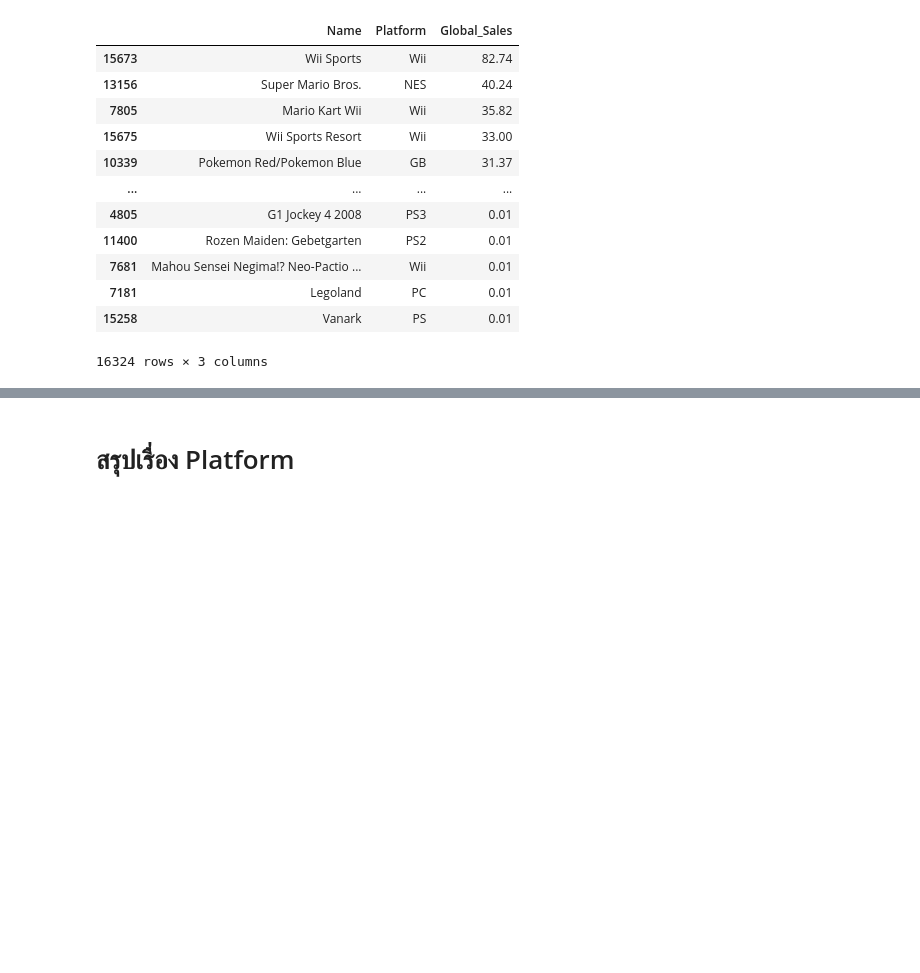
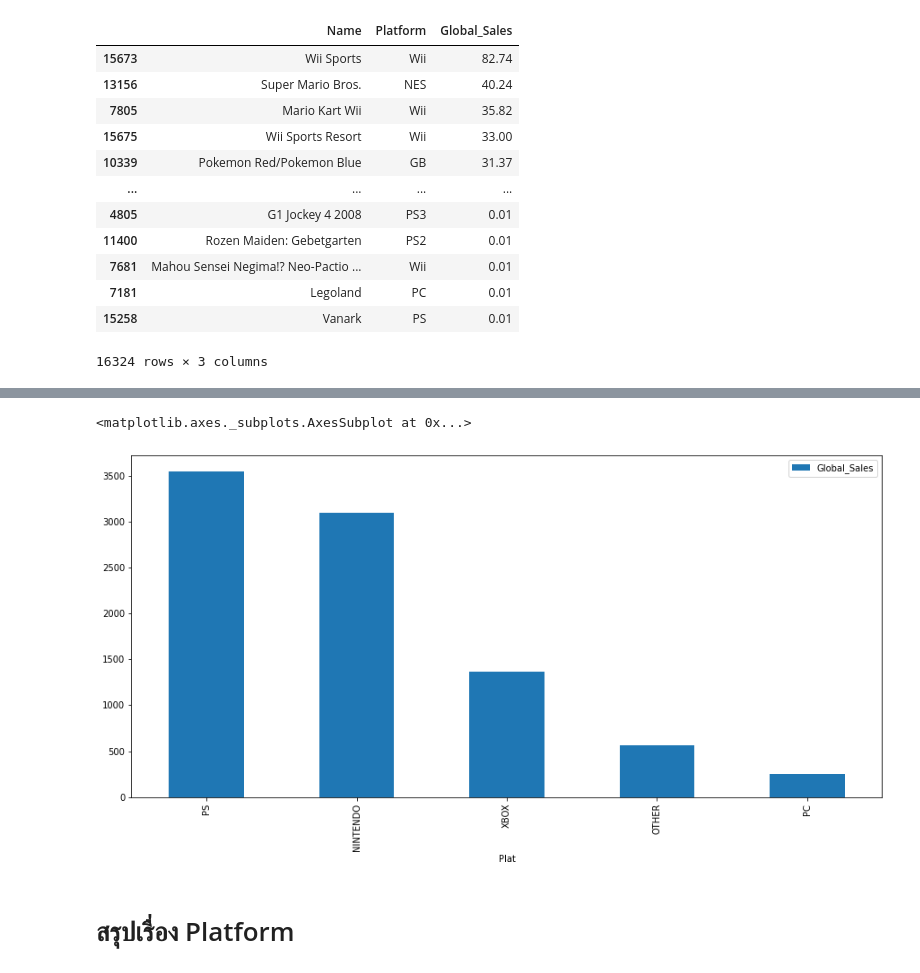
Before and after one commit to ktardthong/DSE_g19, a Jupyter notebook: KT - VGSale_HW_Week_one.ipynb, the cells around one changed output, grey strips where cells are left out. Drawn from its saved outputs; the diff is of its cells as text; code cells hidden in the pictures; blank space fills up the shorter version.

```diff
--- a/KT - VGSale_HW_Week_one.ipynb
+++ b/KT - VGSale_HW_Week_one.ipynb
@@ -218,6 +219,3 @@ data.head()
 | 2 | 3 | Mario Kart Wii | Wii | 2008 | Racing | Nintendo | 15.85 | 12.88 | 3.79 | 3.31 | ... |
 | 3 | 4 | Wii Sports Resort | Wii | 2009 | Sports | Nintendo | 15.75 | 11.01 | 3.28 | 2.96 | ... |
 | 4 | 5 | Pokemon Red/Pokemon Blue | GB | 1996 | Role-Playing | Nintendo | 11.27 | 8.89 | 10.22 | 1.00 | ... |
-# %%
-dataPlat = data[['Platform']]
-dataPlat.head()
@@ -285,0 +312,4 @@ dataPlat['Platform'].value_counts().plot.bar()
+# %%
+#ผมเพิ่มอีกหนึ่ง column ใน Data ชื่อว่า Plat
+data['Plat'] = dataPlat
+data.tail()
@@ -286,3 +337,8 @@ dataPlat['Platform'].value_counts().plot.bar()
+# %%
+data.groupby(['Plat'])['Global_Sales'].sum().reset_index().sort_values(by=['Global_Sales'], ascending=False).plot(figsize=(15,7),kind='bar',x='Plat')
+# %% [output]
+<matplotlib.axes._subplots.AxesSubplot at 0x...>
+[figure, added]
 # %% [markdown]
 # สรุปเรื่อง Platform
 # %% [markdown]
```
Also changed, not shown: parts of 16 cells of this notebook.
